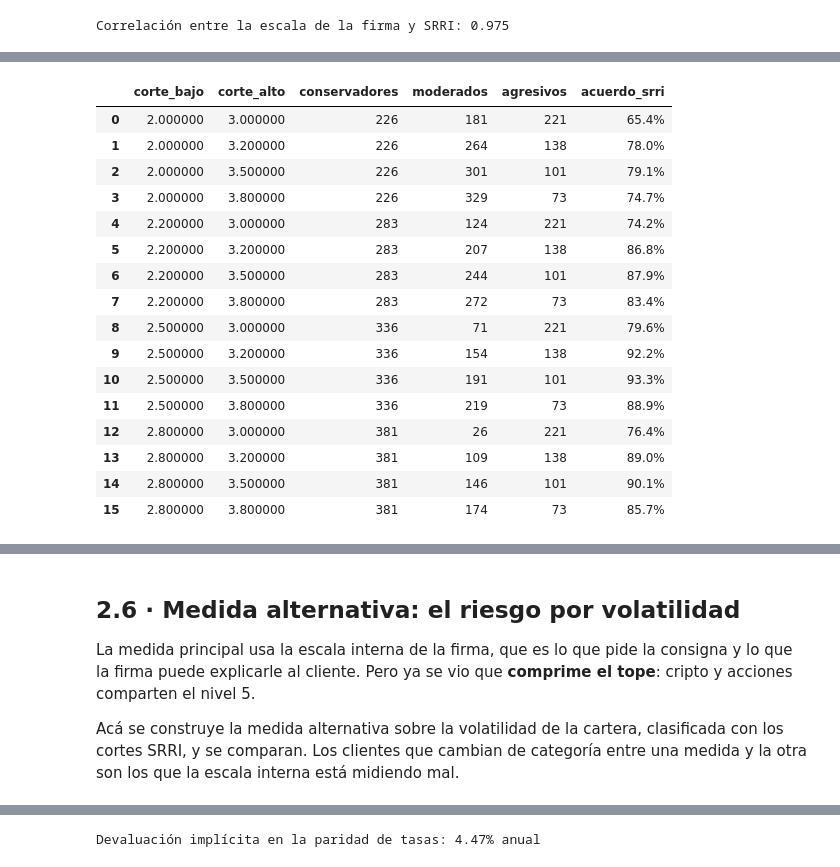
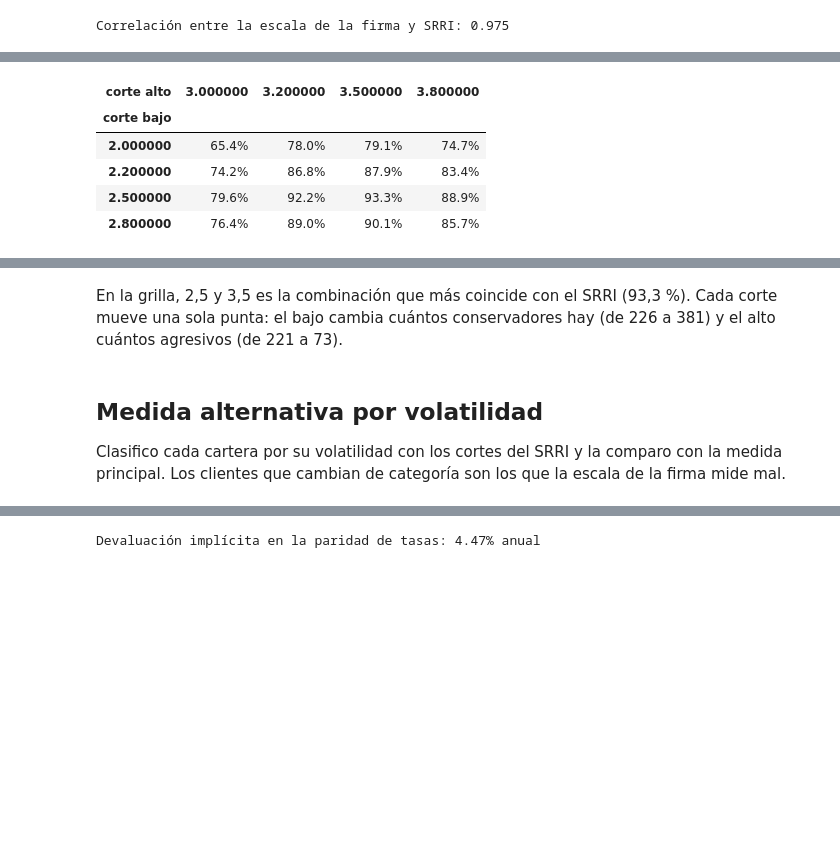
Before and after one commit to priscilagerlach9-lgtm/proyecto-final-gerlach, a Jupyter notebook: notebooks/proyecto_final_rambla.ipynb, the cells around one changed output, grey strips where cells are left out. Cells and saved outputs as stored; diff of their text form; code cells hidden in the pictures; blank space fills up the shorter version.

```diff
--- a/notebooks/proyecto_final_rambla.ipynb
+++ b/notebooks/proyecto_final_rambla.ipynb
@@ -2940,12 +2433,13 @@ revisarla con la medida de volatilidad, que es lo que se hace en 2.6.
+# %%
+# Parámetro: cortes de volatilidad del SRRI agrupado en tres perfiles
+CORTES_VOLATILIDAD_PERFIL = [0, 0.05, 0.10, np.inf]  # hasta 5 %, de 5 % a 10 %, más
 # %%
-# ¿Qué cortes de la escala interna reproducen la partición SRRI?
-
 ETIQUETAS_PERFIL = ["Conservador", "Moderado", "Agresivo"]
 
-# Partición de referencia, por volatilidad de la cartera (SRRI 1-3 / 4 / 5-7).
+# Partición de referencia, por volatilidad de la cartera (SRRI 1-3 / 4 / 5-7)
 perfil_por_volatilidad = pd.cut(
     perfil_cartera["volatilidad_cartera"],
-    bins=[0, 0.05, 0.10, np.inf],
+    bins=CORTES_VOLATILIDAD_PERFIL,
     labels=ETIQUETAS_PERFIL,
     right=False,
 )
@@ -2953,18 +2447,19 @@ perfil_por_volatilidad = pd.cut(
 print("Reparto según la partición SRRI por volatilidad de cartera:")
 print(perfil_por_volatilidad.value_counts().reindex(ETIQUETAS_PERFIL).to_string())
 
-# ¿A qué riesgo de la escala interna equivalen los límites de 5 % y 10 % de volatilidad?
+# A qué riesgo de la escala interna equivalen los límites de 5 % y 10 % de volatilidad?
 print("\nEquivalencia empírica de los límites:")
-for limite in (0.05, 0.10):
+for limite in CORTES_VOLATILIDAD_PERFIL[1:3]:
     cerca = perfil_cartera[
         (perfil_cartera["volatilidad_cartera"] - limite).abs() < 0.004
     ]
     print(
-        f"  clientes con volatilidad proxima a {limite:.0%}: n={len(cerca):>3d} | "
-        f"riesgo mediano en la escala de la firma = {cerca['riesgo_efectivo'].median():.2f}"
+        f"  clientes con volatilidad proxima a {limite:.0%}: n={len(cerca)} | "
+        f"riesgo mediano en la escala de la firma = "
+        f"{cerca['riesgo_efectivo'].median():.2f}"
     )
 
-# Búsqueda del par de cortes que mejor reproduce la partición de referencia.
+# Búsqueda del par de cortes que mejor reproduce la partición de referencia
 busqueda = []
 for corte_bajo in np.arange(1.8, 3.01, 0.1):
     for corte_alto in np.arange(3.0, 4.21, 0.1):
@@ -3067,57 +2550,51 @@ Reparto de clientes con los cortes adoptados:
 # %%
-# Sensibilidad: qué pasa si se mueven los cortes.
+# qué pasa si se mueven los cortes?
 
 sensibilidad = []
 for corte_bajo in (2.0, 2.2, 2.5, 2.8):
     for corte_alto in (3.0, 3.2, 3.5, 3.8):
         if corte_alto <= corte_bajo:
             continue
         propuesto = pd.cut(
             perfil_cartera["riesgo_efectivo"],
             bins=[0, corte_bajo, corte_alto, 5.01],
             labels=ETIQUETAS_PERFIL,
             right=False,
         )
         conteo = propuesto.value_counts().reindex(ETIQUETAS_PERFIL)
         sensibilidad.append(
             {
                 "corte_bajo": corte_bajo,
                 "corte_alto": corte_alto,
                 "conservadores": int(conteo.iloc[0]),
                 "moderados": int(conteo.iloc[1]),
                 "agresivos": int(conteo.iloc[2]),
                 "acuerdo_srri": (
                     propuesto.astype(str) == perfil_por_volatilidad.astype(str)
                 ).mean(),
             }
         )
 
 sensibilidad = pd.DataFrame(sensibilidad)
-display(sensibilidad.style.format({"acuerdo_srri": "{:.1%}"}))
+matriz_acuerdo = sensibilidad.pivot(
+    index="corte_bajo", columns="corte_alto", values="acuerdo_srri"
+)
 
-print(
-    "El reparto se mueve con los cortes, así que la cantidad de clientes en cada categoría "
-    "no es un número robusto por sí solo."
+display(
+    matriz_acuerdo.rename_axis(index="corte bajo", columns="corte alto")
+    .style.format("{:.1%}")
+    .highlight_max(axis=None, color="#d6e6f8")
 )
-print(
-    "En la Etapa 3 se verifica lo que sí importa: si el porcentaje de desajuste entre lo "
-    "declarado y lo real depende o no de esta elección."
-)
+
+# El corte bajo sólo mueve a los conservadores y el alto sólo a los agresivos
+print("Conservadores según el corte bajo:")
+print(sensibilidad.groupby("corte_bajo")["conservadores"].first().to_string())
+print("\nAgresivos según el corte alto:")
+print(sensibilidad.groupby("corte_alto")["agresivos"].first().to_string())
 # %% [output]
-|  | corte_bajo | corte_alto | conservadores | moderados | agresivos | acuerdo_srri |
-| 0 | 2.000000 | 3.000000 | 226 | 181 | 221 | 65.4% |
-| 1 | 2.000000 | 3.200000 | 226 | 264 | 138 | 78.0% |
-| 2 | 2.000000 | 3.500000 | 226 | 301 | 101 | 79.1% |
-| 3 | 2.000000 | 3.800000 | 226 | 329 | 73 | 74.7% |
-| 4 | 2.200000 | 3.000000 | 283 | 124 | 221 | 74.2% |
-| 5 | 2.200000 | 3.200000 | 283 | 207 | 138 | 86.8% |
-| 6 | 2.200000 | 3.500000 | 283 | 244 | 101 | 87.9% |
-| 7 | 2.200000 | 3.800000 | 283 | 272 | 73 | 83.4% |
-| 8 | 2.500000 | 3.000000 | 336 | 71 | 221 | 79.6% |
-| 9 | 2.500000 | 3.200000 | 336 | 154 | 138 | 92.2% |
-| 10 | 2.500000 | 3.500000 | 336 | 191 | 101 | 93.3% |
-| 11 | 2.500000 | 3.800000 | 336 | 219 | 73 | 88.9% |
-| 12 | 2.800000 | 3.000000 | 381 | 26 | 221 | 76.4% |
-| 13 | 2.800000 | 3.200000 | 381 | 109 | 138 | 89.0% |
-| 14 | 2.800000 | 3.500000 | 381 | 146 | 101 | 90.1% |
-| 15 | 2.800000 | 3.800000 | 381 | 174 | 73 | 85.7% |
+| corte alto | 3.000000 | 3.200000 | 3.500000 | 3.800000 |
+| corte bajo |  |  |  |  |
+| 2.000000 | 65.4% | 78.0% | 79.1% | 74.7% |
+| 2.200000 | 74.2% | 86.8% | 87.9% | 83.4% |
+| 2.500000 | 79.6% | 92.2% | 93.3% | 88.9% |
+| 2.800000 | 76.4% | 89.0% | 90.1% | 85.7% |
@@ -3126,11 +2614,7 @@ En la Etapa 3 se verifica lo que sí importa: si el porcentaje de desajuste entr
+# %% [markdown]
+En la grilla, 2,5 y 3,5 es la combinación que más coincide con el SRRI (93,3 %). Cada corte mueve una sola punta: el bajo cambia cuántos conservadores hay (de 226 a 381) y el alto cuántos agresivos (de 221 a 73).
 # %% [markdown]
-## 2.6 · Medida alternativa: el riesgo por volatilidad
+## Medida alternativa por volatilidad
 
-La medida principal usa la escala interna de la firma, que es lo que pide la consigna y lo
-que la firma puede explicarle al cliente. Pero ya se vio que **comprime el tope**: cripto y
-acciones comparten el nivel 5.
-
-Acá se construye la medida alternativa sobre la volatilidad de la cartera, clasificada con
-los cortes SRRI, y se comparan. Los clientes que cambian de categoría entre una medida y la
-otra son los que la escala interna está midiendo mal.
+Clasifico cada cartera por su volatilidad con los cortes del SRRI y la comparo con la medida principal. Los clientes que cambian de categoría son los que la escala de la firma mide mal.
 # %%
```
Also changed, not shown: parts of 229 cells of this notebook, 17 other files.
